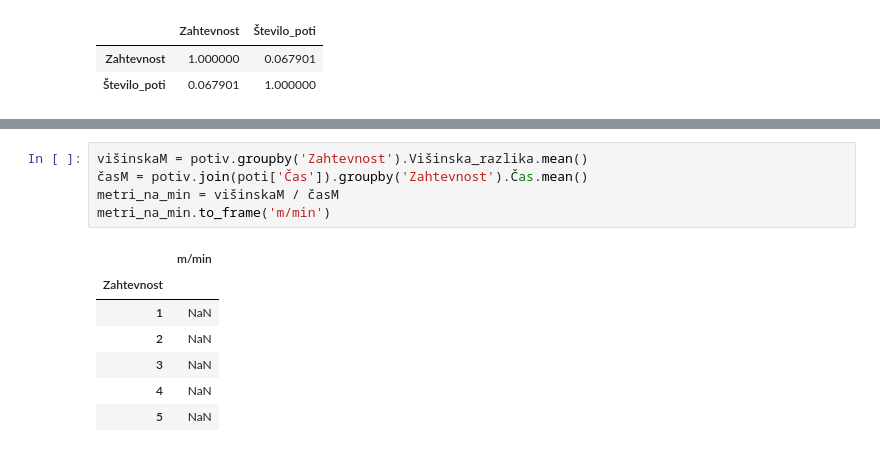
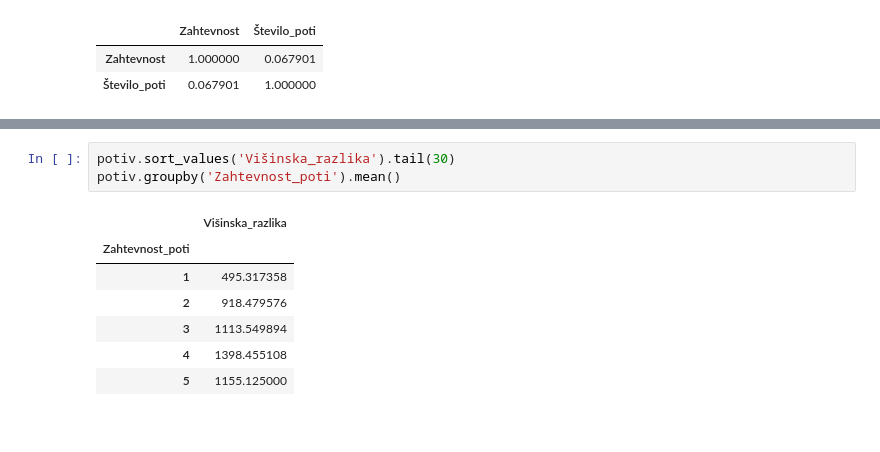
Before and after one commit to AndrazKukovicic/Hribi_projektna_naloga, a Jupyter notebook: Analiza_podatkov.ipynb, the cells around one changed output, grey strips where cells are left out. Drawn from its saved outputs; the diff is of its cells as text.

```diff
--- a/Analiza_podatkov.ipynb
+++ b/Analiza_podatkov.ipynb
@@ -299,13 +320,11 @@ potiv_kor
-# %%
-višinskaM = potiv.groupby('Zahtevnost').Višinska_razlika.mean()
-časM = potiv.join(poti['Čas']).groupby('Zahtevnost').Čas.mean()
-metri_na_min = višinskaM / časM
-metri_na_min.to_frame('m/min')
-# %% [output]
-|  | m/min |
-| Zahtevnost |  |
-| 1 | NaN |
-| 2 | NaN |
-| 3 | NaN |
-| 4 | NaN |
-| 5 | NaN |
+# %%
+potiv.sort_values('Višinska_razlika').tail(30)
+potiv.groupby('Zahtevnost_poti').mean()
+# %% [output]
+|  | Višinska_razlika |
+| Zahtevnost_poti |  |
+| 1 | 495.317358 |
+| 2 | 918.479576 |
+| 3 | 1113.549894 |
+| 4 | 1398.455108 |
+| 5 | 1155.125000 |
```
Also changed, not shown: parts of 11 cells of this notebook.
